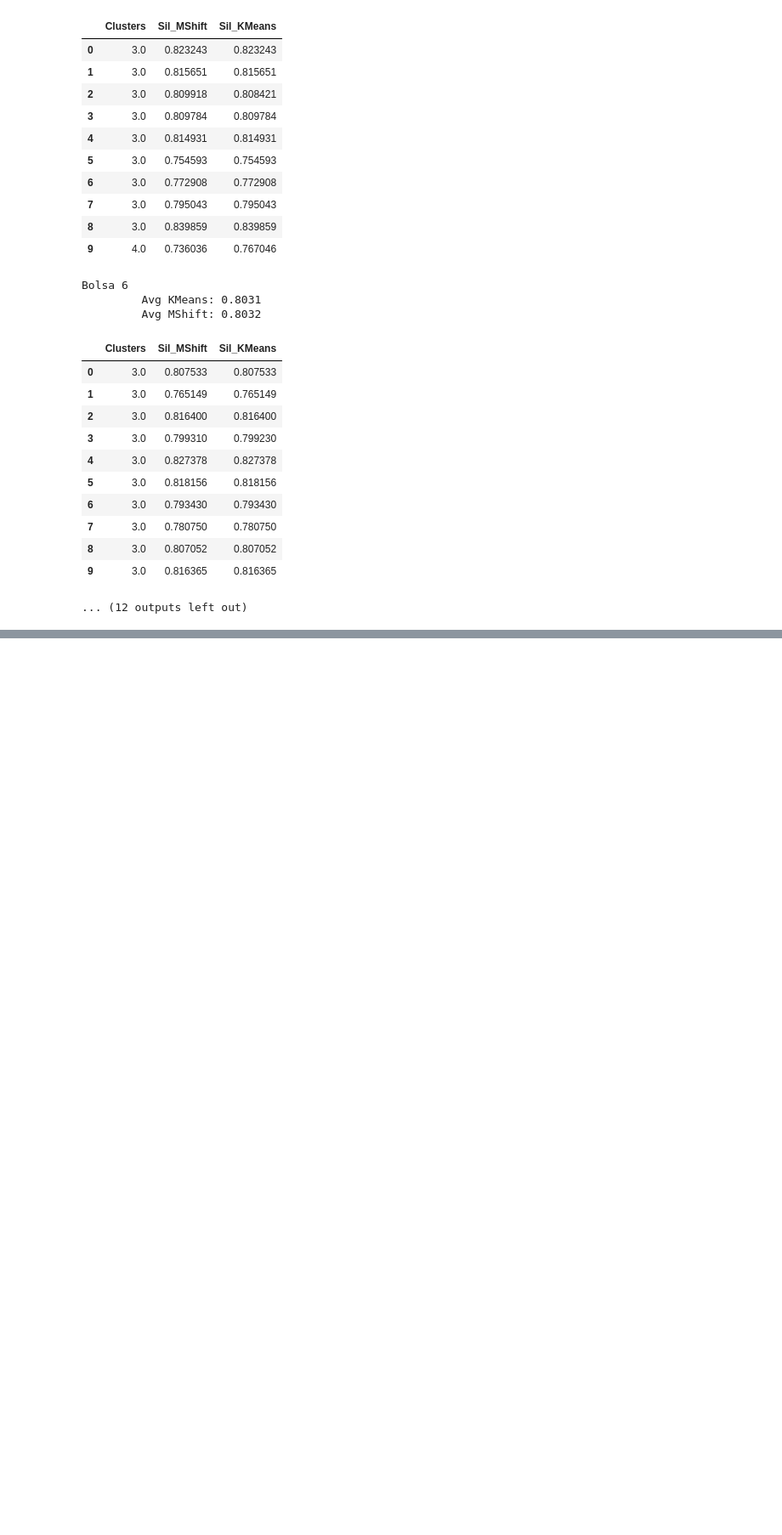
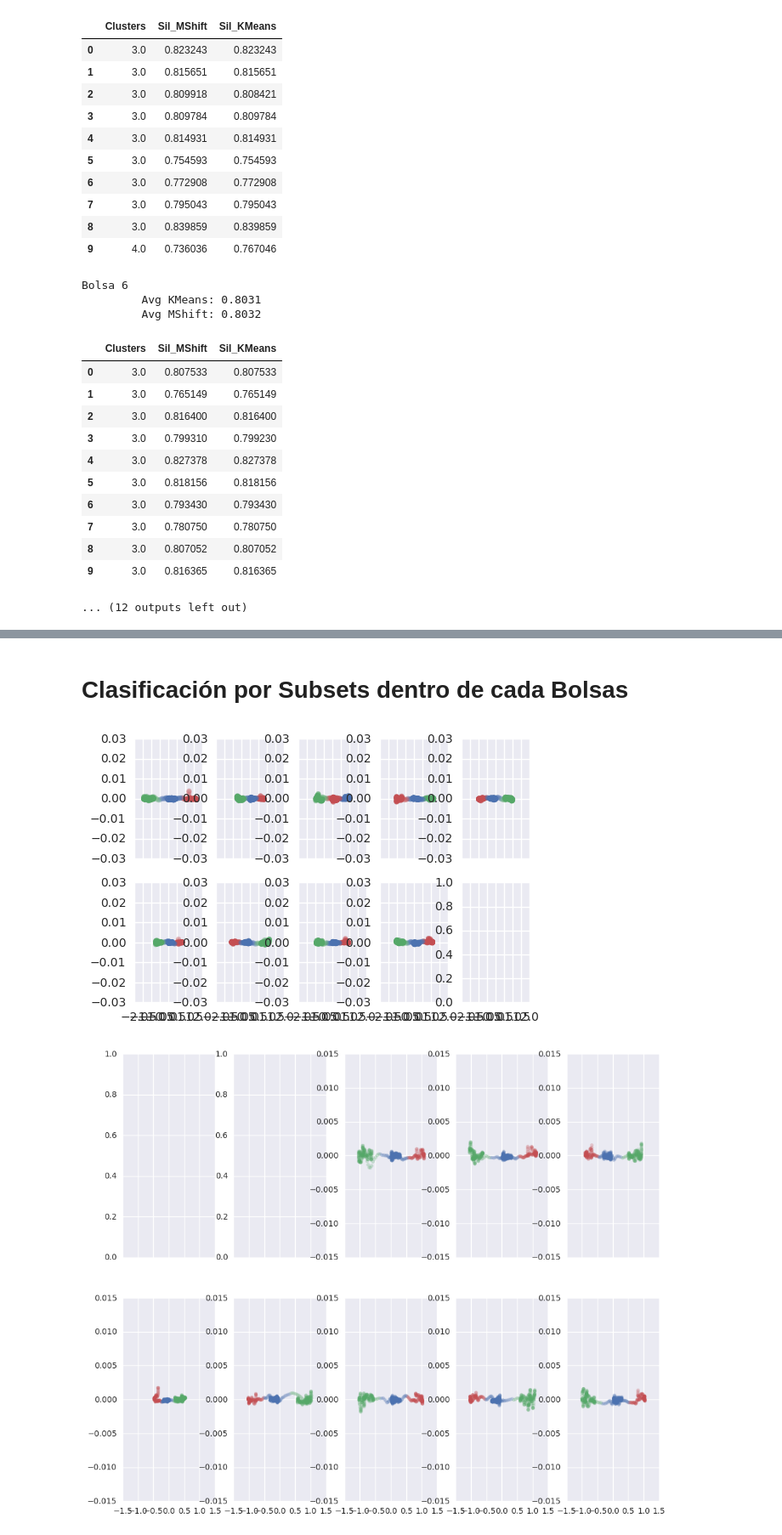
Before and after one commit to samuel1a0/prb_clustering, a Jupyter notebook: clustering.ipynb, the cells around one changed output, grey strips where cells are left out. Shown at 85% size. Drawn from its saved outputs; the diff is of its cells as text; code cells hidden in the pictures; blank space fills up the shorter version.

```diff
--- a/clustering.ipynb
+++ b/clustering.ipynb
@@ -410,0 +411,19 @@ load_bolsa?
+# %%
+files = os.listdir("SojaData/*")
+for i,(n, f) in enumerate(range(20), zip()):
+    f = load_bolsa(i)
+    if f.empty:
+        continue
+
+#     f.drop(labels=["Range:","Time:"], axis=0, inplace=True)
+    f.dropna(axis=1, how="any",inplace=True)
+
+    # Division en grupos de Entrenamiento-Testeo, y Análisis de PCA
+    pca_train = RandomizedPCA(n_components=2, random_state=10).fit(f)
+    f_t = pca_train.transform(f)
+    train, test = train_test_split(f_t, test_size=.3)
+    cls = KMeans(init='k-means++', n_clusters=3, random_state=10)
+    labels = cls.fit_predict(f_t)
+    f["clase"] = labels
+    print("Clasificación Bolsa {}".format(i))
+    display(f.iloc[:,-3:])
@@ -410,0 +512,43 @@ load_bolsa?
+# %% [markdown]
+# Clasificación por Subsets dentro de cada Bolsas
+# %%
+%matplotlib inline
+dir_list = os.listdir("SojaData/")
+
+palette = sns.color_palette('deep', 4)
+
+fig, axarr = plt.subplots(2,5, sharex=True)
+for i, j in itertools.product(range(25), range(13)):
+
+    f_name = "Prueba Claudio Bolsa {}-{}.csv".format(i,j)
+    if f_name in dir_list:
+        f = pd.read_csv("SojaData/"+f_name, index_col=0, skip_blank_lines=True, skiprows=2)
+#         f.drop(labels=["Range:","Time:"], axis=0, inplace=True)
+        f.dropna(axis=1, how="any", inplace=True)
+
+        pca_train = RandomizedPCA(n_components=2, random_state=10).fit(f)
+        f_t = pca_train.transform(f)
+        cls = KMeans(init='k-means++', n_clusters=3, random_state=10)
+        labels = cls.fit_predict(f_t)
+        f["clase"] = labels
+#        print("Clasificación Bolsa {}-{}".format(i, j))
+
+        #num_axis =  str(divmod(j,5)[0]+1) + str((j%5)+1)
+#        axarr[i] = fig.add_subplot(int(num_axis), projection='2d')
+
+        colors = [palette[x] if x >= 0 else (0.0, 0.0, 0.0) for x in labels]
+        ind1 = divmod((j-1),5)[0]
+        ind2 = ((j-1)%5)
+#        print(ind1, ind2)
+        axarr[ind1][ind2].scatter(f_t.T[0], f_t.T[1], c=colors, alpha=0.25, s=80, linewidths=0, marker=".")
+#        print(j)
+        if j==9:
+            fig.show()
+            fig, axarr = plt.subplots(2,5, sharex=True)
+            fig.set_size_inches(h=10, w=12)
+            #plt.show()
+
+        #display(f.iloc[:,-3:])
+# %% [output]
+[figure, added]
+[figure, added]
```
Also changed, not shown: parts of 5 cells of this notebook.
